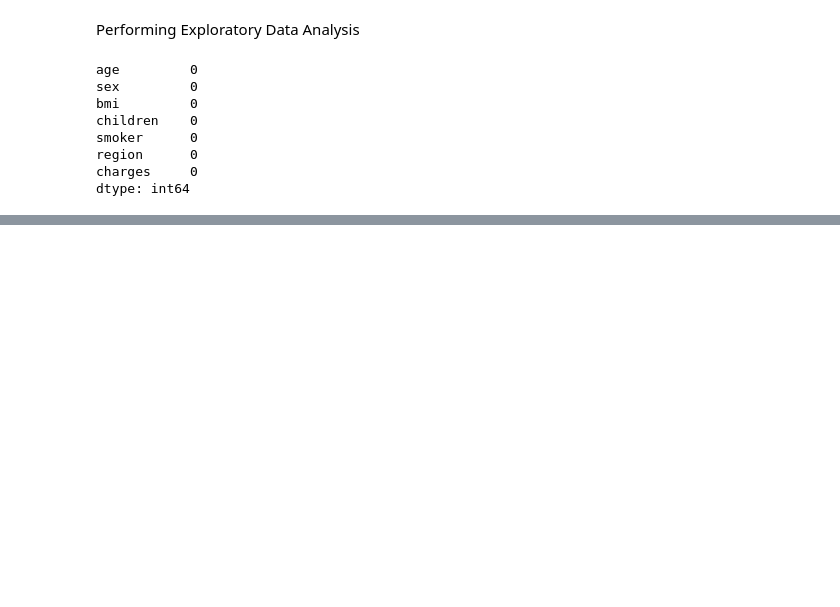
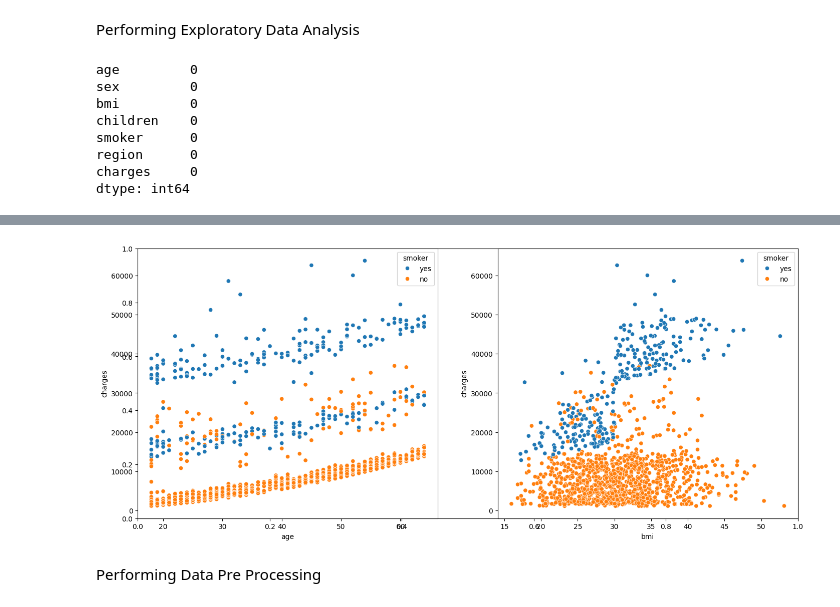
Before and after one commit to anthonybyamugisha/Insurance-Cost-Prediction-Model, a Jupyter notebook: insurance_cost.ipynb, the cells around one changed output, grey strips where cells are left out. Cells and saved outputs as stored; diff of their text form; code cells hidden in the pictures; blank space fills up the shorter version.

```diff
--- a/insurance_cost.ipynb
+++ b/insurance_cost.ipynb
@@ -97,0 +108,15 @@ plt.show()
+# %%
+#Plotting the relationship between numerical features and charges
+features = ['age', 'bmi']
+
+plt.subplots(figsize=(17, 7))
+for i, col in enumerate(features):
+    plt.subplot(1, 2, i + 1)
+    sns.scatterplot(data=df, x=col,
+                   y='charges',
+                   hue='smoker')
+plt.show()
+# %% [output]
+[figure, added]
+# %% [markdown]
+Performing Data Pre Processing
```
Also changed, not shown: parts of 3 cells of this notebook.
